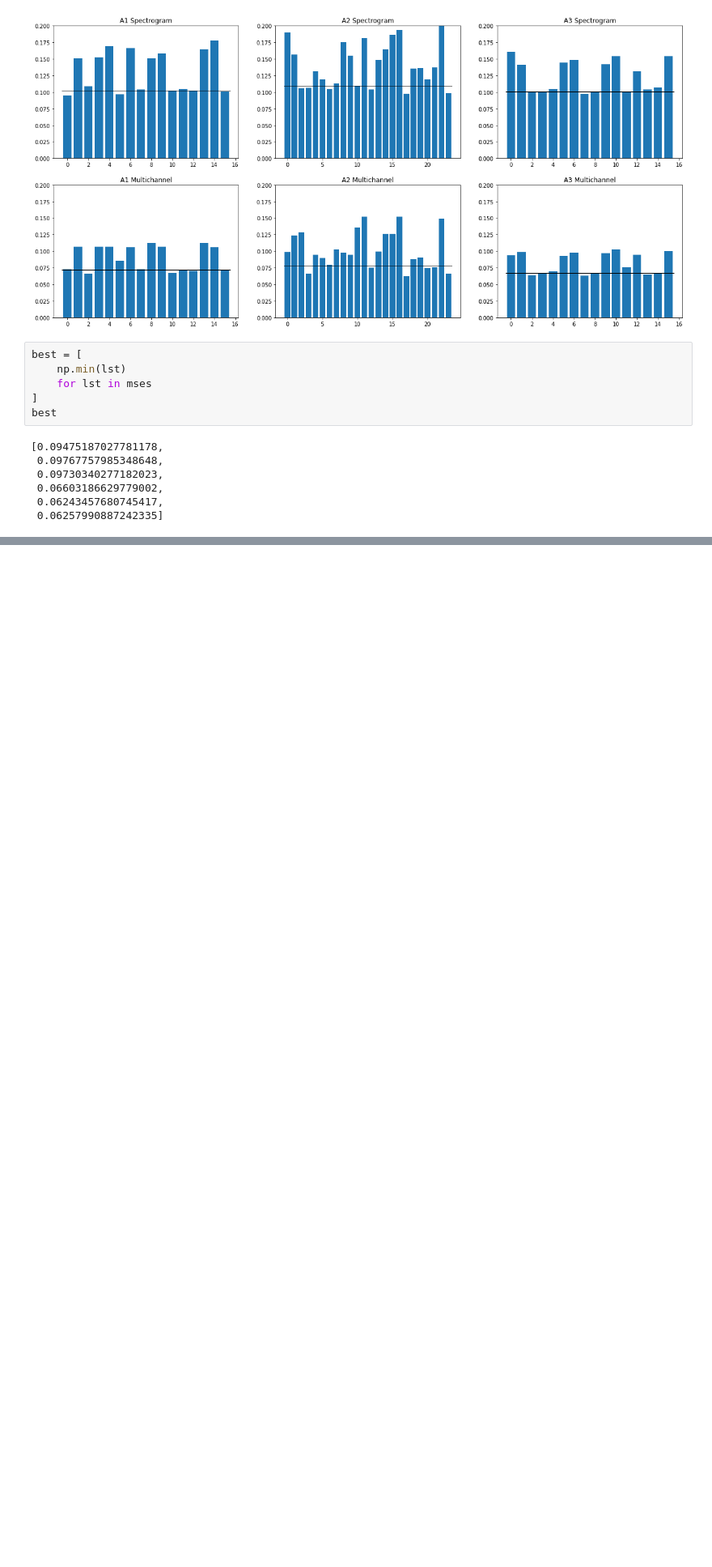
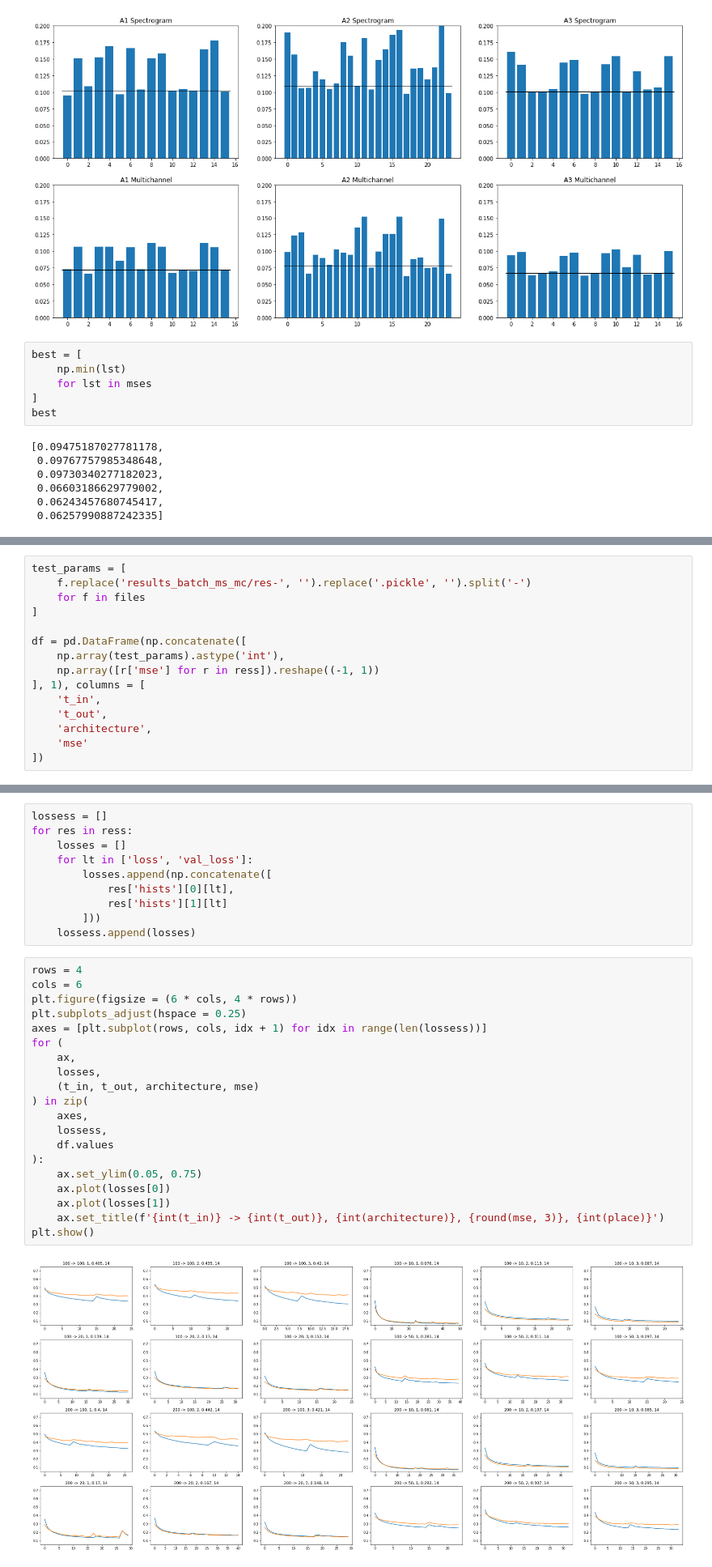
Before and after one commit to SimonFalk/DeepLearningProject, a Jupyter notebook: batch_test.ipynb, the cells around one changed output, grey strips where cells are left out. Shown at 81% size. Cells and saved outputs as stored; diff of their text form; blank space fills up the shorter version.

Commit message:
Additional tests

```diff
--- a/batch_test.ipynb
+++ b/batch_test.ipynb
@@ -397,0 +375,15 @@ df3.sort_values('mses')
+# %%
+test_params = [
+    f.replace('results_batch_ms_mc/res-', '').replace('.pickle', '').split('-')
+    for f in files
+]
+
+df = pd.DataFrame(np.concatenate([
+    np.array(test_params).astype('int'),
+    np.array([r['mse'] for r in ress]).reshape((-1, 1))
+], 1), columns = [
+    't_in',
+    't_out',
+    'architecture',
+    'mse'
+])
@@ -397,0 +426,32 @@ df3.sort_values('mses')
+# %%
+lossess = []
+for res in ress:
+    losses = []
+    for lt in ['loss', 'val_loss']:
+        losses.append(np.concatenate([
+            res['hists'][0][lt],
+            res['hists'][1][lt]
+        ]))
+    lossess.append(losses)
+# %%
+rows = 4
+cols = 6
+plt.figure(figsize = (6 * cols, 4 * rows))
+plt.subplots_adjust(hspace = 0.25)
+axes = [plt.subplot(rows, cols, idx + 1) for idx in range(len(lossess))]
+for (
+    ax,
+    losses,
+    (t_in, t_out, architecture, mse)
+) in zip(
+    axes,
+    lossess,
+    df.values
+):
+    ax.set_ylim(0.05, 0.75)
+    ax.plot(losses[0])
+    ax.plot(losses[1])
+    ax.set_title(f'{int(t_in)} -> {int(t_out)}, {int(architecture)}, {round(mse, 3)}, {int(place)}')
+plt.show()
+# %% [output]
+[figure, added]
```
Also changed, not shown: parts of 15 cells of this notebook, 27 other files.
